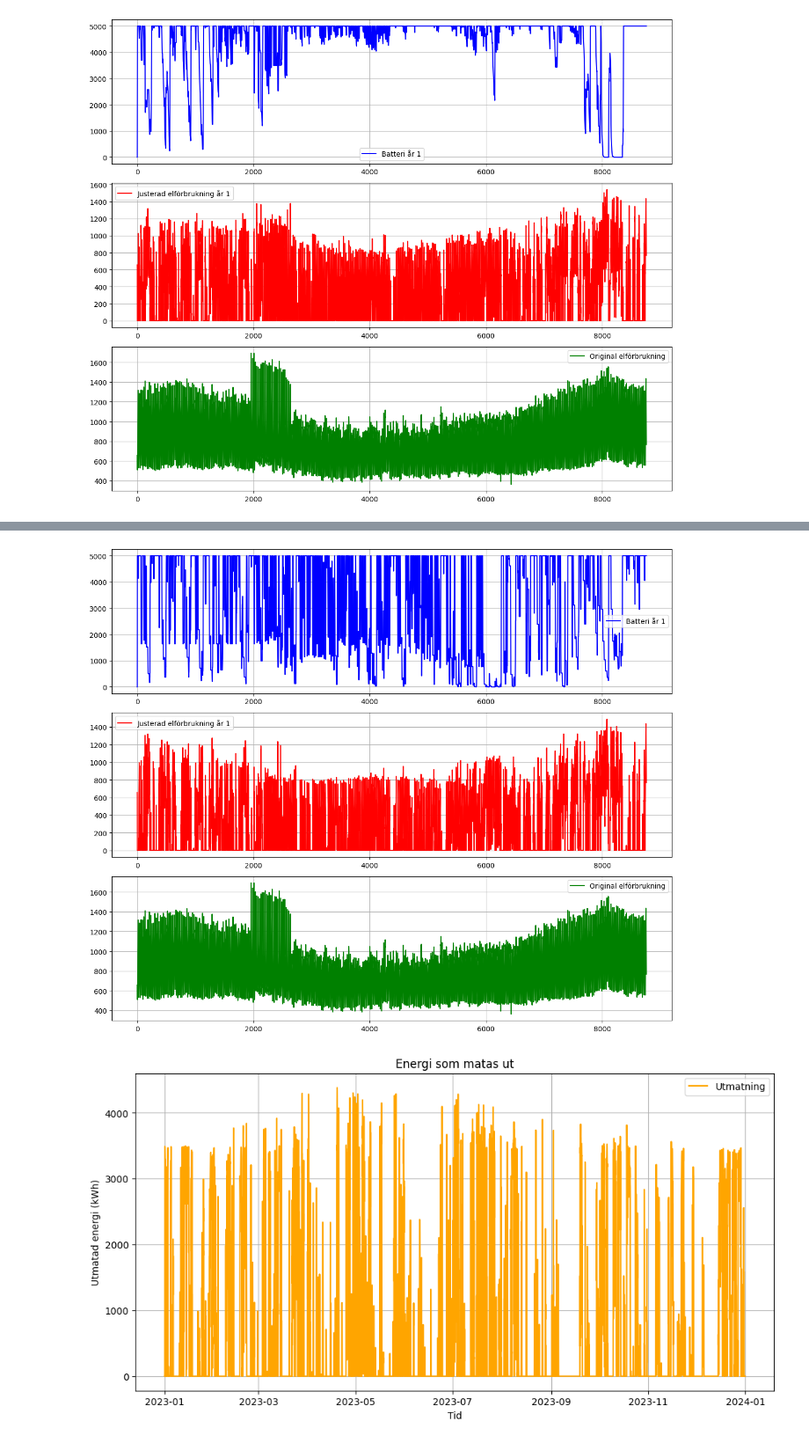
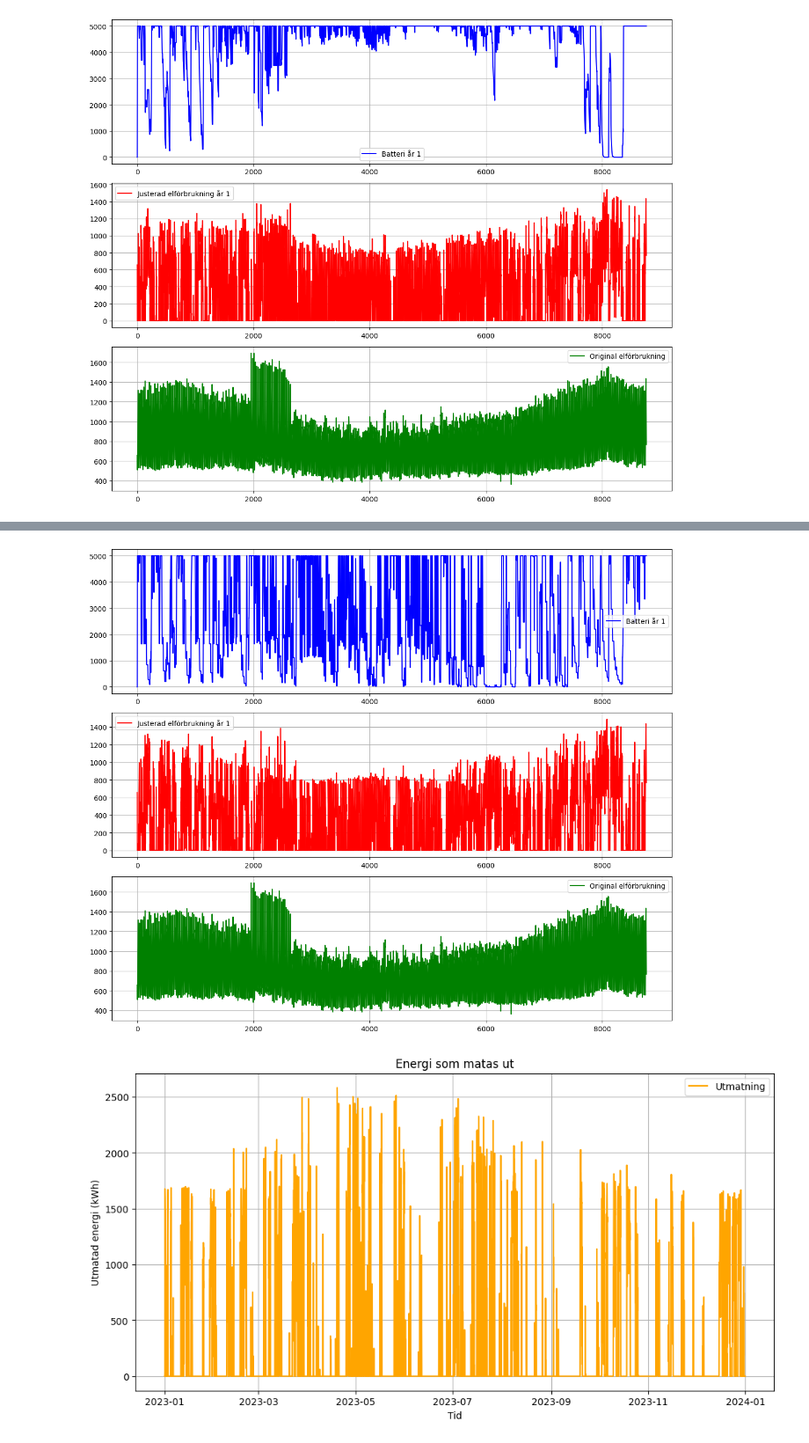
Before and after one commit to Jakobthuresson/Energigemenskaper, a Jupyter notebook: MergeJakob.ipynb, the cells around one changed output, grey strips where cells are left out. Shown at 88% size. Saved outputs shown, nothing was run; the diff lists cells and outputs as text; code cells hidden in the pictures.

```diff
--- a/MergeJakob.ipynb
+++ b/MergeJakob.ipynb
@@ -245,7 +245,7 @@ Vindprod = pd.read_excel("Vindturbin.xlsx")
 
 # Extrahera första kolumnen från respektive DataFrame
 Sol = 0.2*Solprod.iloc[:, 0]  # Solel-produktion
-Vind = 2*Vindprod.iloc[:, 0]
+Vind = Vindprod.iloc[:, 0]
 
 Prod= Vind + Sol
 
@@ -476,2 +476,2 @@ Justerad elkostnad simulering: 5321823.607395932
-[figure, old version]
+[figure, new version]
-[figure, old version]
+[figure, new version]
```
Also changed, not shown: parts of 1 cell of this notebook, 1 other file.
